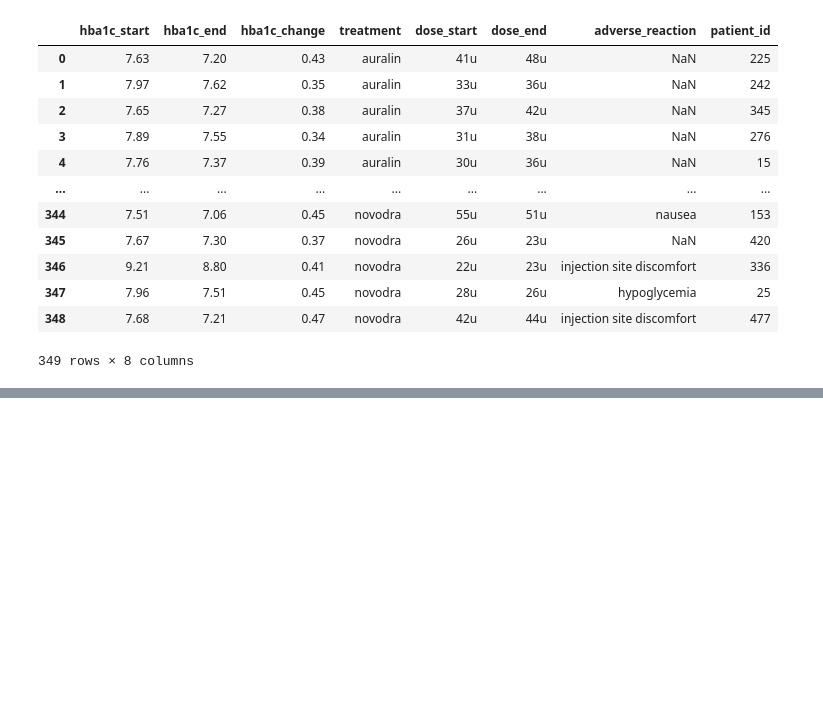
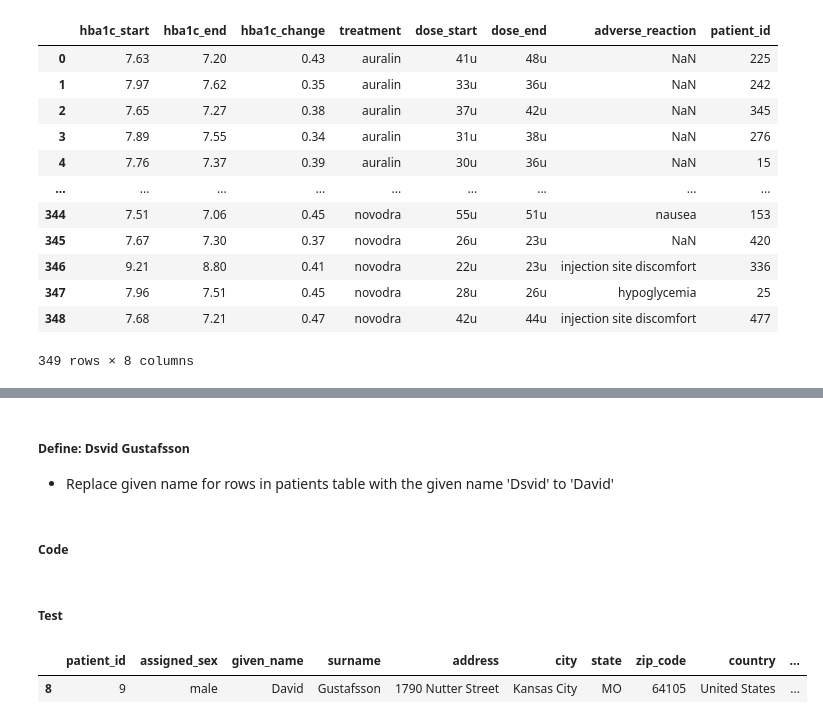
Before and after one commit to sethbrown19/data_clean, a Jupyter notebook: data_clean_1.ipynb, the cells around one changed output, grey strips where cells are left out. Saved outputs shown, nothing was run; the diff lists cells and outputs as text; code cells hidden in the pictures; blank space fills up the shorter version.

```diff
--- a/data_clean_1.ipynb
+++ b/data_clean_1.ipynb
@@ -309,0 +332,14 @@ pat_clean.head(4)
+# %%
+state_abb = {'California' : 'CA',
+             'New York' : 'NY',
+             'Illinois' : 'IL',
+             'Florida' : 'FL',
+             'Nebraska' : 'NE'}
+
+def abbreviate_state(patient):
+    if patient['state'] in state_abb.keys():
+        abbrev= state_abb[patient['state']]
+        return abbrev
+    else:
+        return patient['state']
+pat_clean['state'] = pat_clean.apply(abbreviate_state,axis=1)
@@ -309,0 +368,14 @@ pat_clean.head(4)
+# %% [markdown]
+##### Define: Dsvid Gustafsson
+- Replace given name for rows in patients table with the given name 'Dsvid' to 'David'
+# %% [markdown]
+##### Code
+# %%
+pat_clean.given_name = pat_clean.given_name.replace('Dsvid', 'David')
+# %% [markdown]
+##### Test
+# %%
+pat_clean[pat_clean.surname == 'Gustafsson']
+# %% [output]
+|  | patient_id | assigned_sex | given_name | surname | address | city | state | zip_code | country | ... |
+| 8 | 9 | male | David | Gustafsson | 1790 Nutter Street | Kansas City | MO | 64105 | United States | ... |
```
Also changed, not shown: parts of 39 cells of this notebook.
